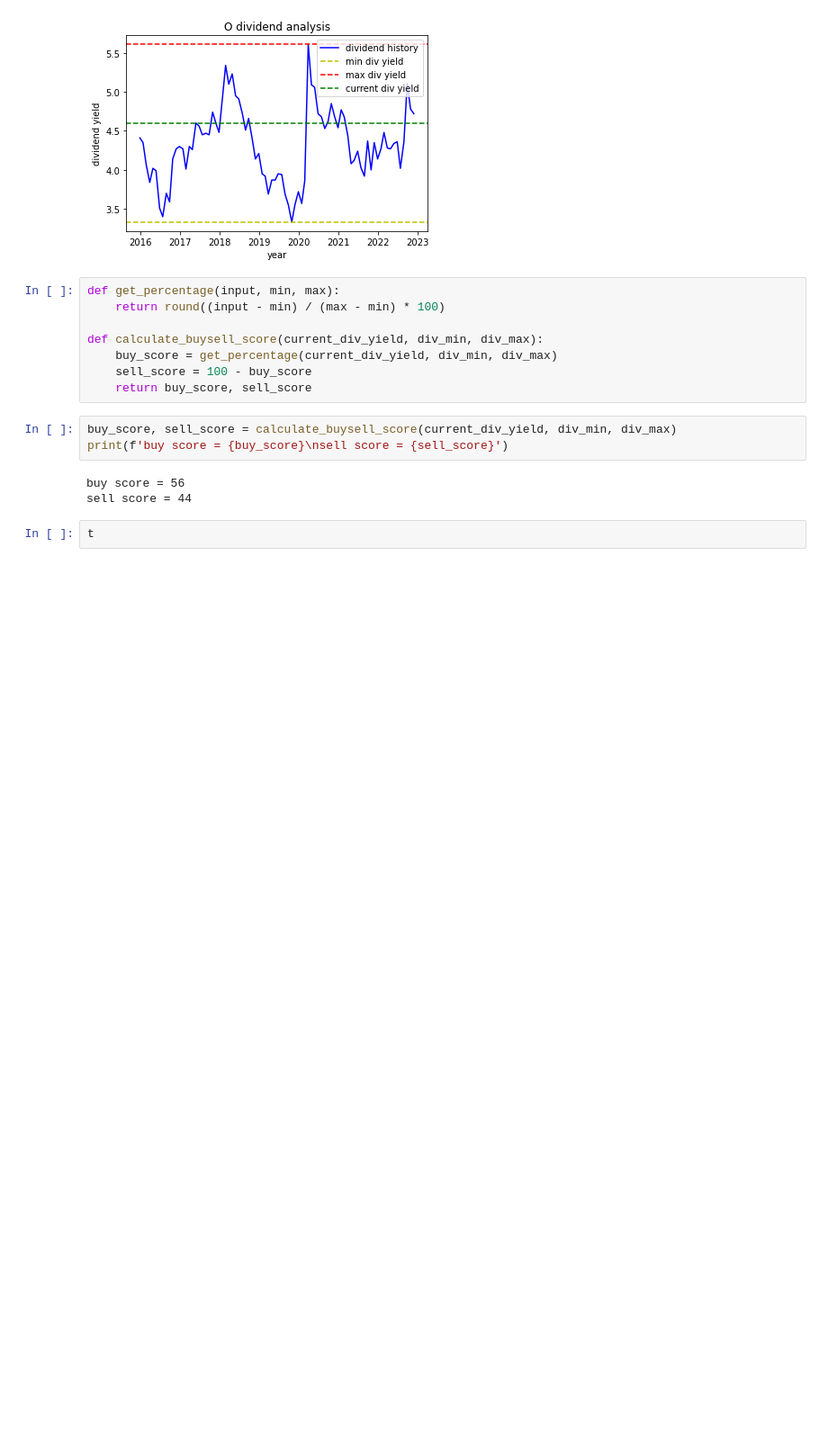
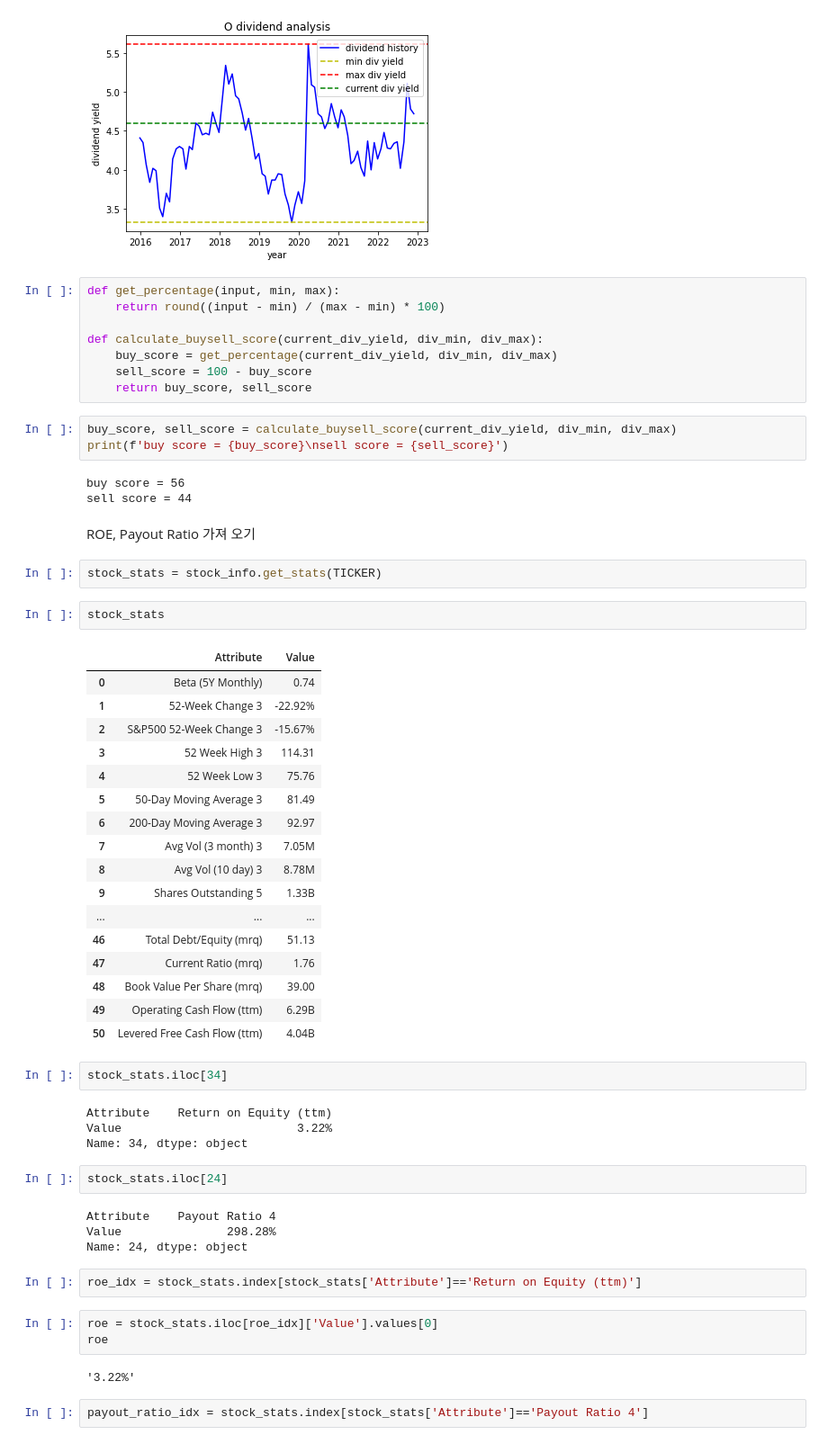
Before and after one commit to shawsk0723/dividend-investment, a Jupyter notebook: DividendYieldInvestmentTest.ipynb, the cells around one changed output. Shown at 90% size. Drawn from its saved outputs; the diff is of its cells as text; blank space fills up the shorter version.

```diff
--- a/DividendYieldInvestmentTest.ipynb
+++ b/DividendYieldInvestmentTest.ipynb
@@ -195,5 +197,48 @@ print(f'buy score = {buy_score}\nsell score = {sell_score}')
 # %% [output]
 buy score = 56
 sell score = 44
-# %%
-t
+# %% [markdown]
+ROE, Payout Ratio 가져 오기
+# %%
+stock_stats = stock_info.get_stats(TICKER)
+# %%
+stock_stats
+# %% [output]
+|  | Attribute | Value |
+| 0 | Beta (5Y Monthly) | 0.74 |
+| 1 | 52-Week Change 3 | -22.92% |
+| 2 | S&P500 52-Week Change 3 | -15.67% |
+| 3 | 52 Week High 3 | 114.31 |
+| 4 | 52 Week Low 3 | 75.76 |
+| 5 | 50-Day Moving Average 3 | 81.49 |
+| 6 | 200-Day Moving Average 3 | 92.97 |
+| 7 | Avg Vol (3 month) 3 | 7.05M |
+| 8 | Avg Vol (10 day) 3 | 8.78M |
+| 9 | Shares Outstanding 5 | 1.33B |
+| ... | ... | ... |
+| 46 | Total Debt/Equity (mrq) | 51.13 |
+| 47 | Current Ratio (mrq) | 1.76 |
+| 48 | Book Value Per Share (mrq) | 39.00 |
+| 49 | Operating Cash Flow (ttm) | 6.29B |
+| 50 | Levered Free Cash Flow (ttm) | 4.04B |
+# %%
+stock_stats.iloc[34]
+# %% [output]
+Attribute    Return on Equity (ttm)
+Value                         3.22%
+Name: 34, dtype: object
+# %%
+stock_stats.iloc[24]
+# %% [output]
+Attribute    Payout Ratio 4
+Value               298.28%
+Name: 24, dtype: object
+# %%
+roe_idx = stock_stats.index[stock_stats['Attribute']=='Return on Equity (ttm)']
+# %%
+roe = stock_stats.iloc[roe_idx]['Value'].values[0]
+roe
+# %% [output]
+'3.22%'
+# %%
+payout_ratio_idx = stock_stats.index[stock_stats['Attribute']=='Payout Ratio 4']
```
Also changed, not shown: parts of 13 cells of this notebook, 6 other files.
